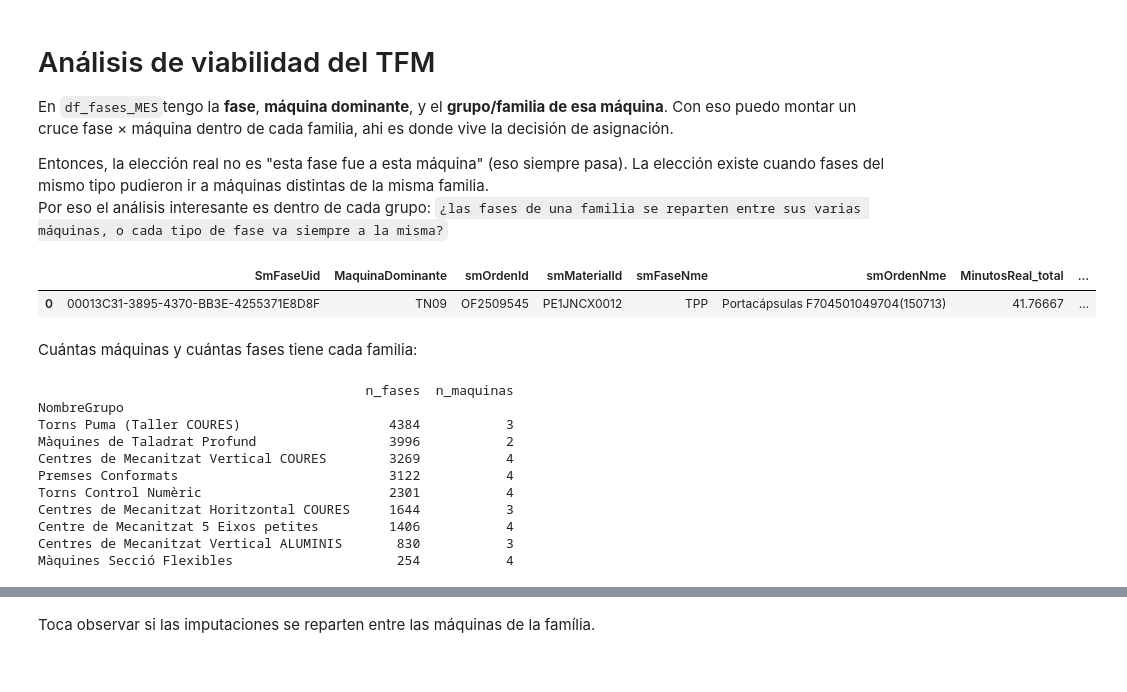
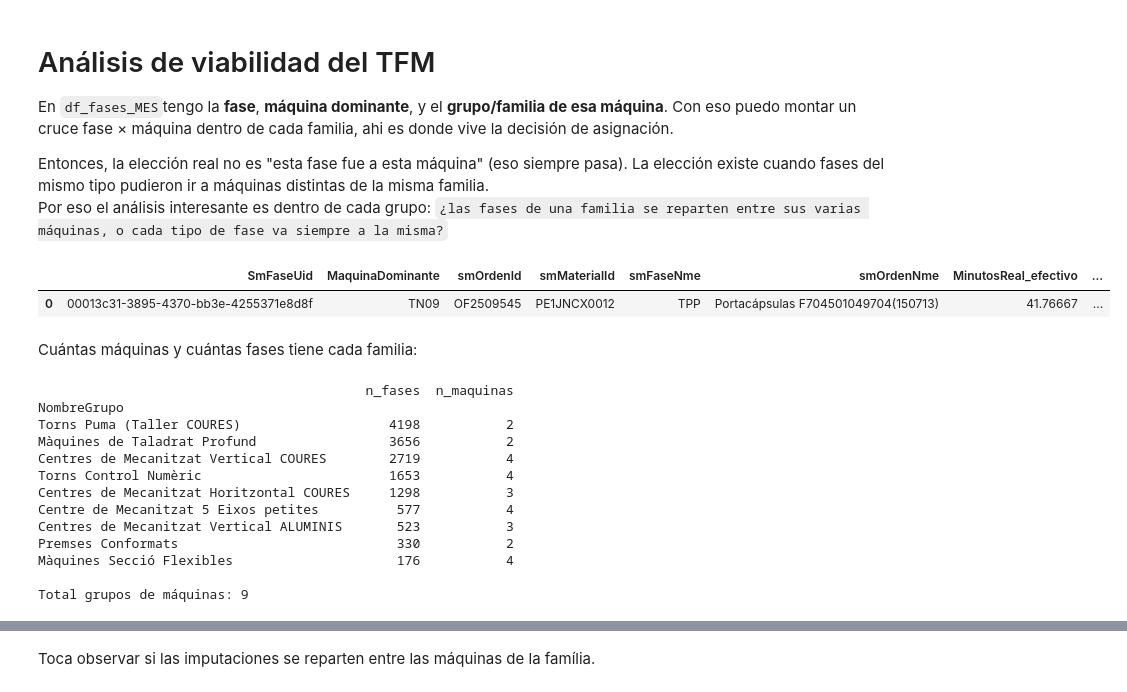
Before and after one commit to muntrans/TFM, a Jupyter notebook: Viabilidad_TFM.ipynb, the cells around one changed output, grey strips where cells are left out. Drawn from its saved outputs; the diff is of its cells as text; code cells hidden in the pictures.

```diff
--- a/Viabilidad_TFM.ipynb
+++ b/Viabilidad_TFM.ipynb
@@ -11,30 +11,35 @@ import pandas as pd
 import numpy as np
 import pyarrow as pa
 # %%
-df_fases_MES = pd.read_parquet("res//procesed/df_fases_MES.parquet")
-display(df_fases_MES.head(1))
+df_FASE_final = pd.read_parquet("res//procesed/df_FASE_final.parquet")
+pd.set_option("display.max_columns", None)
+pd.set_option("display.width", None)
+display(df_FASE_final.head(1))
 # %% [output]
-|  | SmFaseUid | MaquinaDominante | smOrdenId | smMaterialId | smFaseNme | smOrdenNme | MinutosReal_total | ... |
-| 0 | 00013C31-3895-4370-BB3E-4255371E8D8F | TN09 | OF2509545 | PE1JNCX0012 | TPP | Portacápsulas F704501049704(150713) | 41.76667 | ... |
+|  | SmFaseUid | MaquinaDominante | smOrdenId | smMaterialId | smFaseNme | smOrdenNme | MinutosReal_efectivo | ... |
+| 0 | 00013c31-3895-4370-bb3e-4255371e8d8f | TN09 | OF2509545 | PE1JNCX0012 | TPP | Portacápsulas F704501049704(150713) | 41.76667 | ... |
 # %% [markdown]
 Cuántas máquinas y cuántas fases tiene cada familia:
 # %%
-resumen_familia = df_fases_MES.groupby("NombreGrupo").agg(
+resumen_familia = df_FASE_final.groupby("NombreGrupo").agg(
     n_fases=("SmFaseUid", "nunique"),
     n_maquinas=("MaquinaDominante", "nunique"),
 ).sort_values("n_fases", ascending=False)
 
 print(resumen_familia)
-print(f"Total de familias: {len(resumen_familia)}")
+print("")
+print(f"Total grupos de máquinas: {len(resumen_familia)}")
 # %% [output]
                                           n_fases  n_maquinas
 NombreGrupo
-Torns Puma (Taller COURES)                   4384           3
-Màquines de Taladrat Profund                 3996           2
-Centres de Mecanitzat Vertical COURES        3269           4
-Premses Conformats                           3122           4
-Torns Control Numèric                        2301           4
-Centres de Mecanitzat Horitzontal COURES     1644           3
-Centre de Mecanitzat 5 Eixos petites         1406           4
-Centres de Mecanitzat Vertical ALUMINIS       830           3
-Màquines Secció Flexibles                     254           4
+Torns Puma (Taller COURES)                   4198           2
+Màquines de Taladrat Profund                 3656           2
+Centres de Mecanitzat Vertical COURES        2719           4
+Torns Control Numèric                        1653           4
+Centres de Mecanitzat Horitzontal COURES     1298           3
+Centre de Mecanitzat 5 Eixos petites          577           4
+Centres de Mecanitzat Vertical ALUMINIS       523           3
+Premses Conformats                            330           2
+Màquines Secció Flexibles                     176           4
+
+Total grupos de máquinas: 9
```
Also changed, not shown: parts of 29 cells of this notebook, 5 other files.
